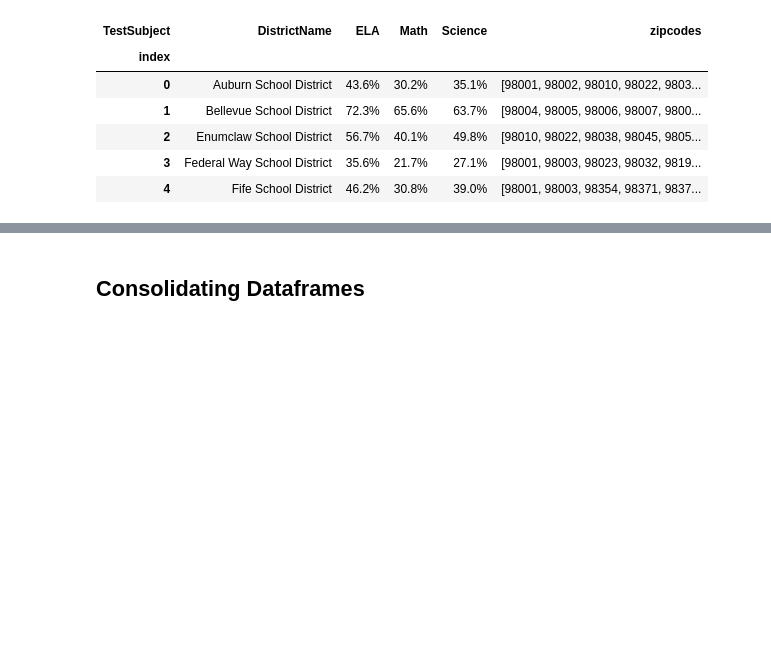
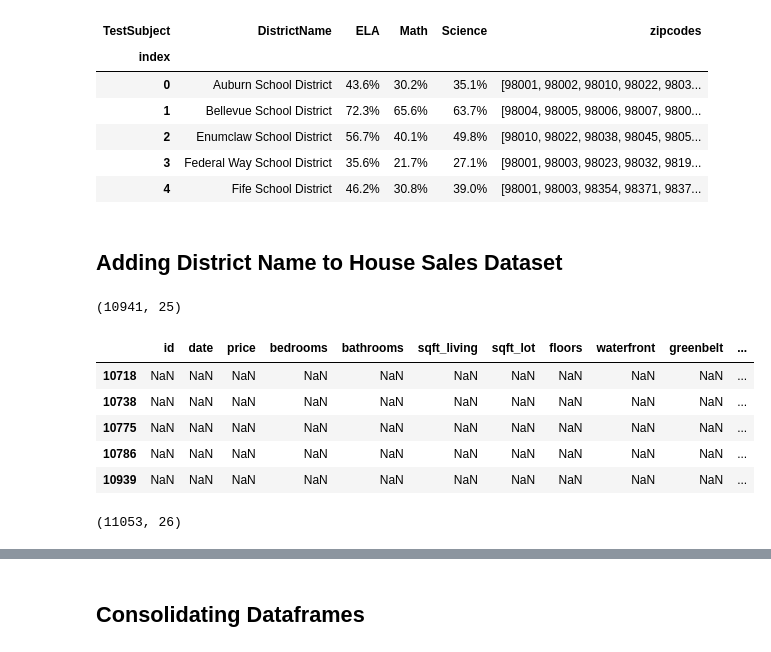
Before and after one commit to aokdata/King-County-House-Sales-, a Jupyter notebook: Data Preparation and Cleaning Notebook.ipynb, the cells around one changed output, grey strips where cells are left out. Saved outputs shown, nothing was run; the diff lists cells and outputs as text; code cells hidden in the pictures; blank space fills up the shorter version.

```diff
--- a/Data Preparation and Cleaning Notebook.ipynb
+++ b/Data Preparation and Cleaning Notebook.ipynb
@@ -453,3 +453,9 @@ main_king_school_df.head()
 | 2 | Enumclaw School District | 56.7% | 40.1% | 49.8% | [98010, 98022, 98038, 98045, 9805... |
 | 3 | Federal Way School District | 35.6% | 21.7% | 27.1% | [98001, 98003, 98023, 98032, 9819... |
 | 4 | Fife School District | 46.2% | 30.8% | 39.0% | [98001, 98003, 98354, 98371, 9837... |
+# %% [markdown]
+ ## Adding District Name to House Sales Dataset
+# %%
+kc_family_house_df.shape
+# %% [output]
+(10941, 25)
@@ -455,0 +468,13 @@ main_king_school_df.head()
+# %%
+kc_family_house_df.tail()
+# %% [output]
+|  | id | date | price | bedrooms | bathrooms | sqft_living | sqft_lot | floors | waterfront | greenbelt | ... |
+| 10718 | NaN | NaN | NaN | NaN | NaN | NaN | NaN | NaN | NaN | NaN | ... |
+| 10738 | NaN | NaN | NaN | NaN | NaN | NaN | NaN | NaN | NaN | NaN | ... |
+| 10775 | NaN | NaN | NaN | NaN | NaN | NaN | NaN | NaN | NaN | NaN | ... |
+| 10786 | NaN | NaN | NaN | NaN | NaN | NaN | NaN | NaN | NaN | NaN | ... |
+| 10939 | NaN | NaN | NaN | NaN | NaN | NaN | NaN | NaN | NaN | NaN | ... |
+# %%
+kc_family_house_df.shape
+# %% [output]
+(11053, 26)
```
Also changed, not shown: parts of 12 cells of this notebook.
